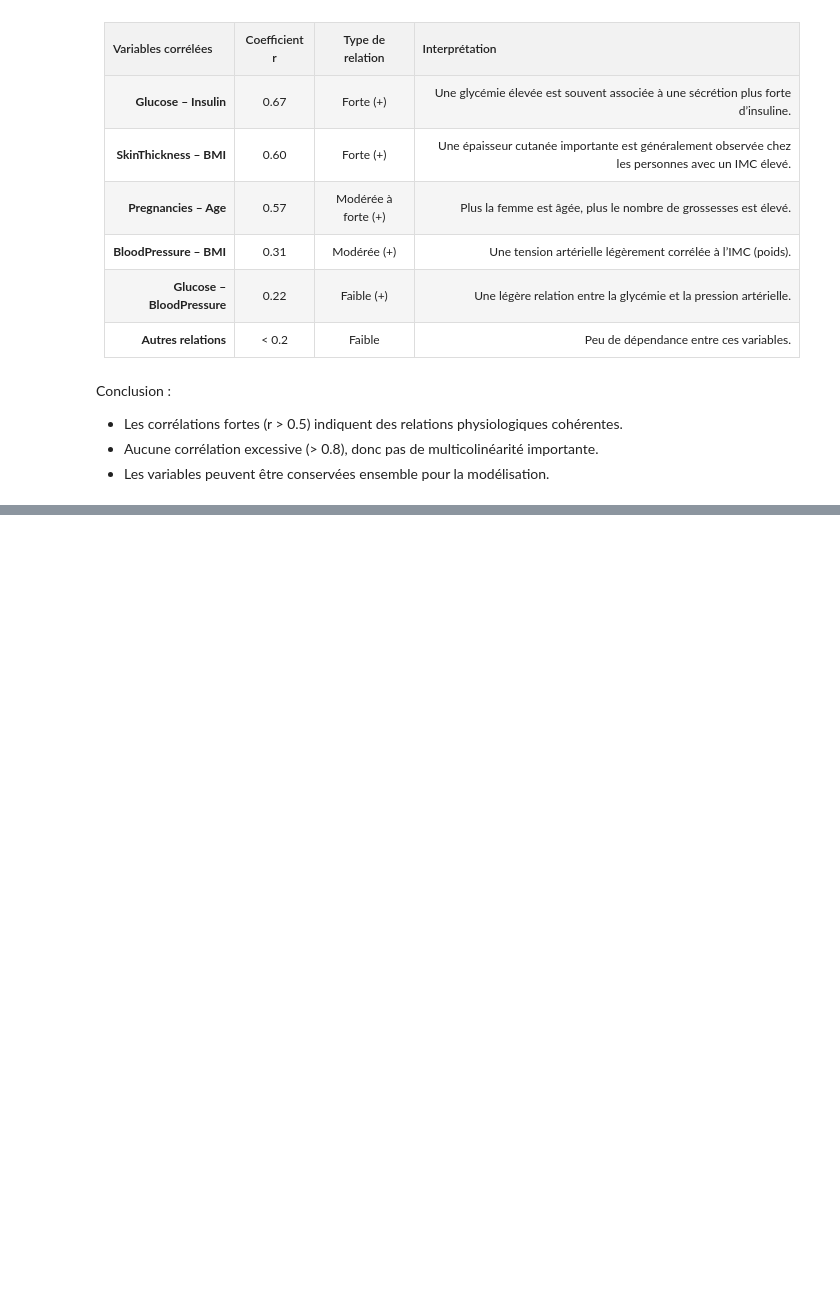
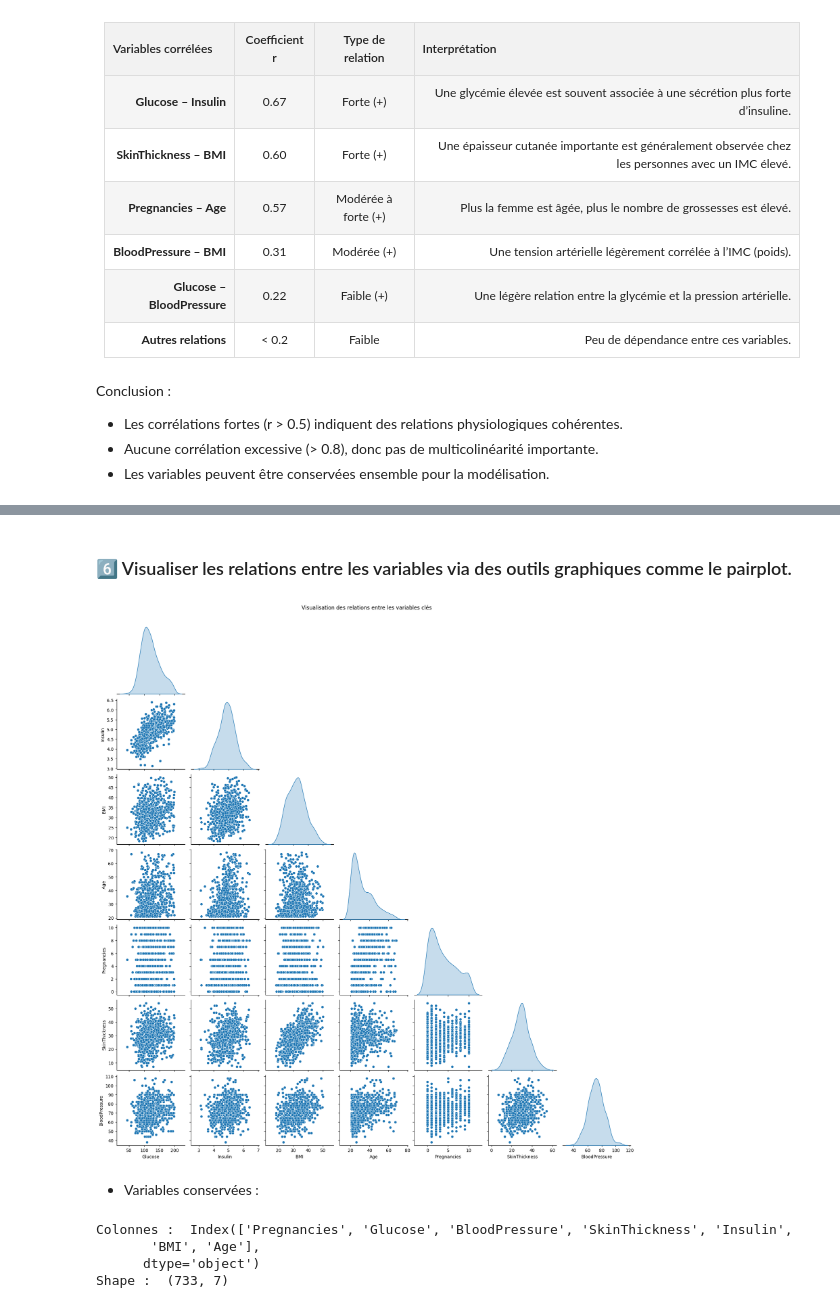
Before and after one commit to bouchramilo/Analysis_and_Prediction_of_the_Risk_of_Diabetes, a Jupyter notebook: Pretraitement.ipynb, the cells around one changed output, grey strips where cells are left out. Cells and saved outputs as stored; diff of their text form; code cells hidden in the pictures; blank space fills up the shorter version.

Commit message:
APRD-13 Sélection des variables pertinentes

```diff
--- a/Pretraitement.ipynb
+++ b/Pretraitement.ipynb
@@ -488,0 +505,26 @@ Conclusion :
+# %% [markdown]
+### 6️⃣ Visualiser les relations entre les variables via des outils graphiques comme le pairplot.
+# %%
+import seaborn as sns
+import matplotlib.pyplot as plt
+
+# Variables les plus pertinentes
+vars_selected = ['Glucose', 'Insulin', 'BMI', 'Age', 'Pregnancies', 'SkinThickness', 'BloodPressure']
+
+# Pairplot
+sns.pairplot(dataset_3[vars_selected], diag_kind='kde', corner=True)
+plt.suptitle("Visualisation des relations entre les variables clés", y=1.02)
+plt.show()
+# %% [output]
+[figure, added]
+# %% [markdown]
+*  Variables conservées :
+# %%
+X = dataset_3[['Pregnancies', 'Glucose', 'BloodPressure', 'SkinThickness', 'Insulin', 'BMI', 'Age']]
+print("Colonnes : ",X.columns)
+print("Shape : ",X.shape)
+# %% [output]
+Colonnes :  Index(['Pregnancies', 'Glucose', 'BloodPressure', 'SkinThickness', 'Insulin',
+       'BMI', 'Age'],
+      dtype='object')
+Shape :  (733, 7)
```
Also changed, not shown: parts of 2 cells of this notebook.
